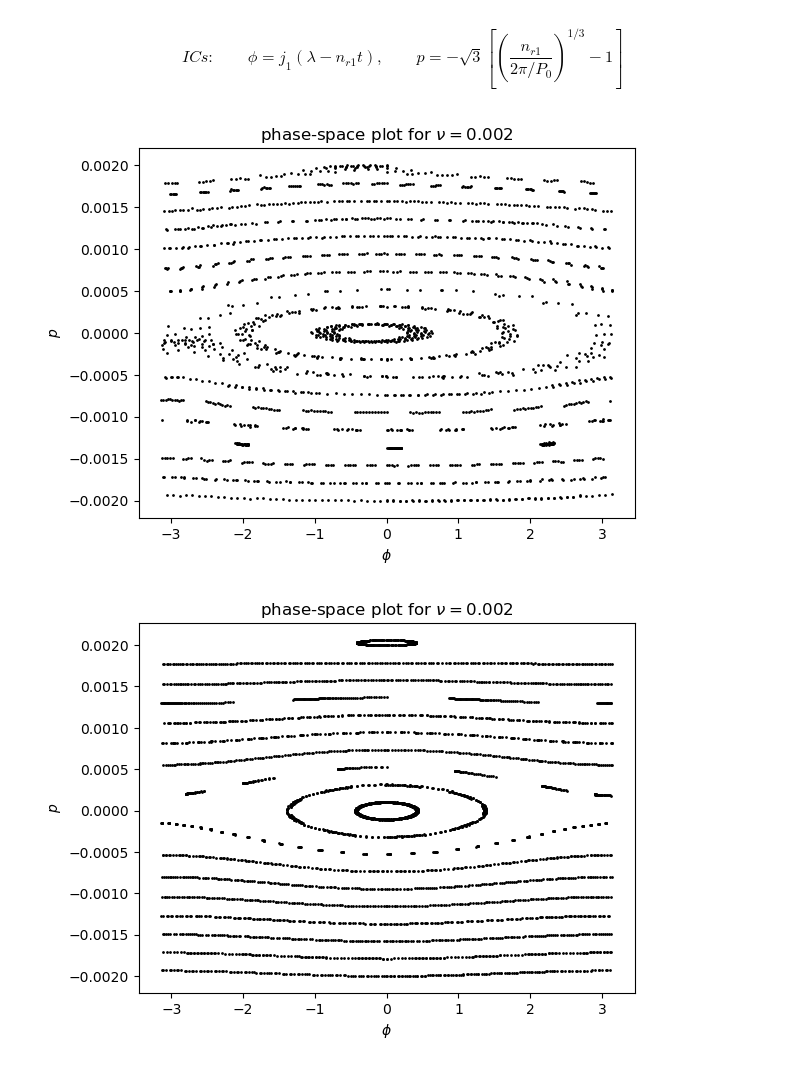
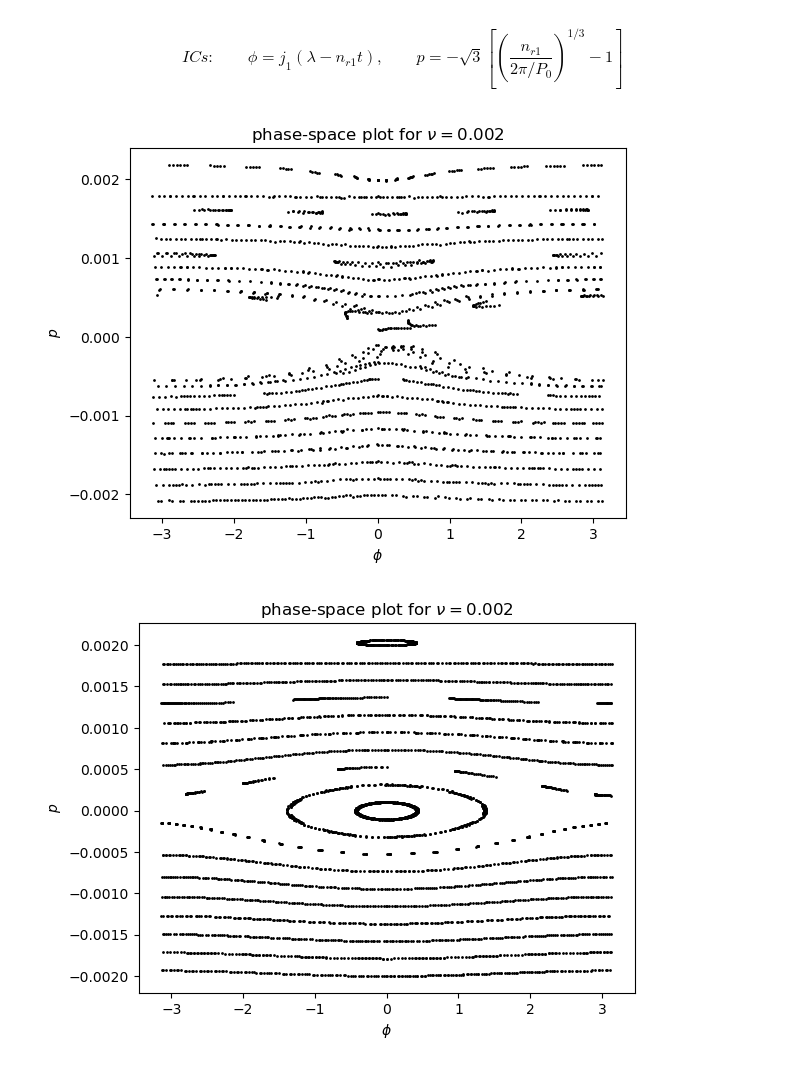
Before and after one commit to EritasY/Chaos, a Jupyter notebook: Surface of section.ipynb, the cells around one changed output. Saved outputs shown, nothing was run; the diff lists cells and outputs as text; code cells hidden in the pictures.

```diff
--- a/Surface of section.ipynb
+++ b/Surface of section.ipynb
@@ -102,7 +102,7 @@ s = 1/4000
 nu = 0.002
 ecc, P1, j1, k1, k2 = 0.05, 1, 5, 1, 1
 r, epsilon1, epsilon2 = 1, s**2, 0.1*s**2
-j2 = j1
+j2 = r*j1
 mu1, mu2, P1, P2, sign = param2OE((r, nu, epsilon1, epsilon2), (ecc, P1, j1, k1, k2))
 # %%
 # set lambda_0 and P_0
@@ -119,7 +119,7 @@ for lambda_0, P_0 in ic_OE:
 
     # add star, planet 1, planet 2
     sim.add(m=1.)
-    sim.add(m=mu1, P=P1)
+    sim.add(m=mu1, P=P1, l=np.pi/(j1-k1))
     sim.add(m=mu2, P=P2)
     ps = sim.particles
     ps[1].r = ps[1].a*(ps[1].m/3/ps[0].m)**(1/3)
@@ -129,35 +129,35 @@ for lambda_0, P_0 in ic_OE:
     sim.add(P=P_0, l=lambda_0, e=ecc)
     sim.move_to_com()
     sim.integrator = "whfast"
     sim.dt = sim.particles[1].P/20
     sim.collision = "direct"
 
     # track how system developes in time
     num = 101
     time = np.linspace(0,num-1,num)* 2*np.pi/(r*nu) / (n_r1*j1*np.sqrt(3))  # Note: t is the unscaled time
 
     phi, p = np.zeros(num), np.zeros(num)
     for i,t in enumerate(time):
         try:
             sim.integrate(t)
         except rebound.Collision:
             print('Collision')
         info = sim.particles[3].calculate_orbit(primary=sim.particles[0])
 
         if sign == 'p':
             phi[i] = wrapRad(j1*(info.l - n_r1*t))
         elif sign == 'n':
-            phi[i] = wrapRad(j1*(info.l - n_r1*t + np.pi))
+            phi[i] = wrapRad(j1*(info.l - n_r1*t) + np.pi)
 
         p[i] = -np.sqrt(3)*((n_r1 / info.n)**(1/3) - 1)
     plt.scatter(phi,p,[1],color='black')
 
 plt.xlabel(r'$\phi$')
 plt.ylabel(r'$p$')
 plt.title(fr'phase-space plot for $\nu={nu}$')
 plt.show()
 # %% [output]
-[figure, old version]
+[figure, new version]
 # %%
 def hamilton(y,t,epsilon1,epsilon2,r,nu):
     phi, p = y
```
Also changed, not shown: parts of 1 cell of this notebook, 2 other files.
